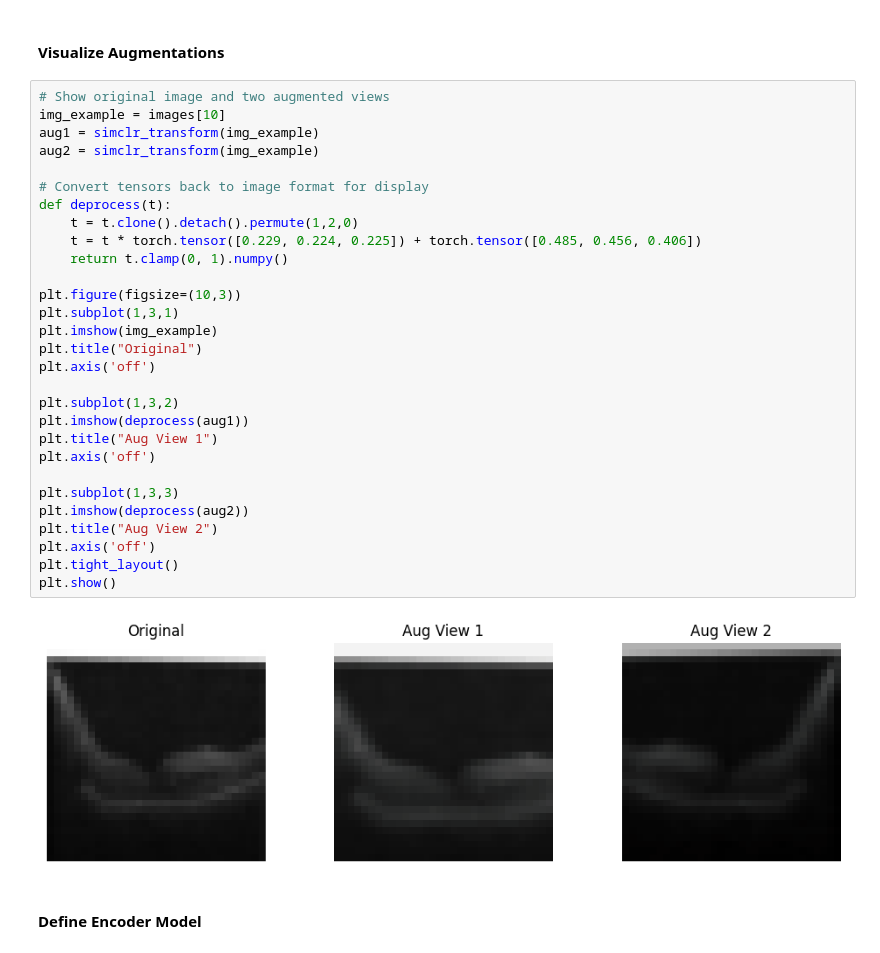
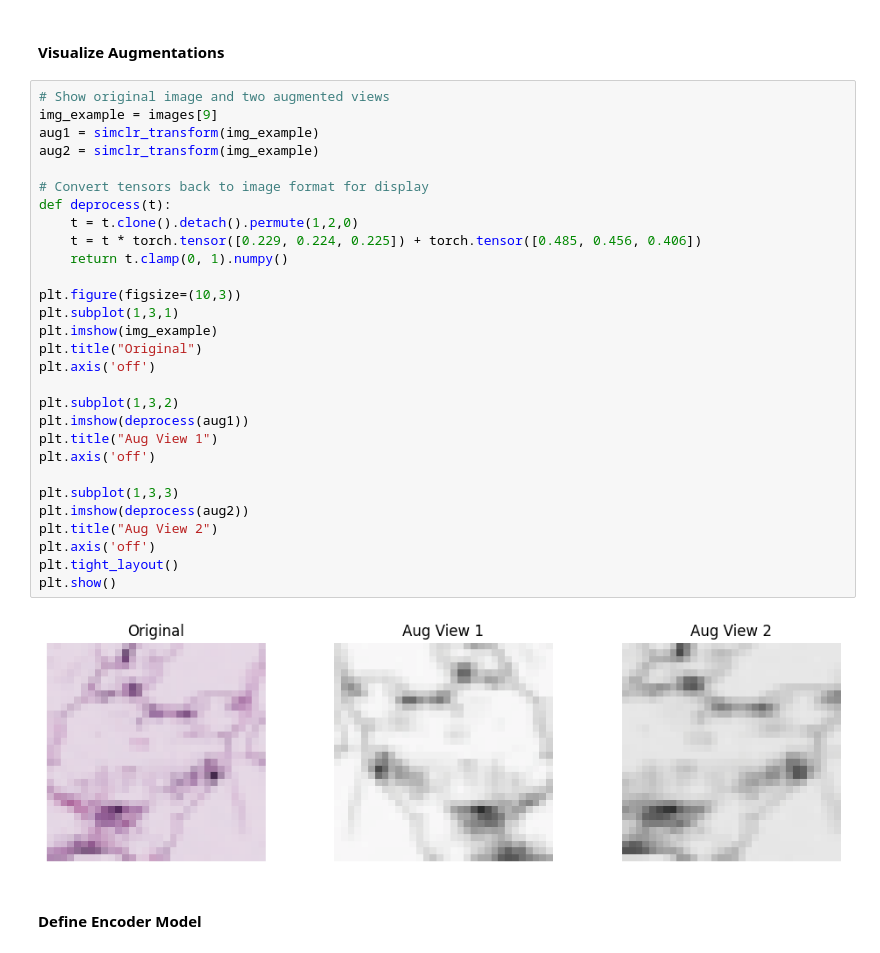
Before and after one commit to SohamTolwala/TML25_A2_39, a Jupyter notebook: train/train_ssl.ipynb, the cells around one changed output. Cells and saved outputs as stored; diff of their text form.

```diff
--- a/train/train_ssl.ipynb
+++ b/train/train_ssl.ipynb
@@ -257,35 +257,35 @@ class SimCLRDataset(Dataset):
 #### Visualize Augmentations
 # %%
 # Show original image and two augmented views
-img_example = images[10]
+img_example = images[9]
 aug1 = simclr_transform(img_example)
 aug2 = simclr_transform(img_example)
 
 # Convert tensors back to image format for display
 def deprocess(t):
     t = t.clone().detach().permute(1,2,0)
     t = t * torch.tensor([0.229, 0.224, 0.225]) + torch.tensor([0.485, 0.456, 0.406])
     return t.clamp(0, 1).numpy()
 
 plt.figure(figsize=(10,3))
 plt.subplot(1,3,1)
 plt.imshow(img_example)
 plt.title("Original")
 plt.axis('off')
 
 plt.subplot(1,3,2)
 plt.imshow(deprocess(aug1))
 plt.title("Aug View 1")
 plt.axis('off')
 
 plt.subplot(1,3,3)
 plt.imshow(deprocess(aug2))
 plt.title("Aug View 2")
 plt.axis('off')
 plt.tight_layout()
 plt.show()
 # %% [output]
-[figure, old version]
+[figure, new version]
 # %% [markdown]
 #### Define Encoder Model
 # %%
```
Also changed, not shown: parts of 2 cells of this notebook, 4 other files.
